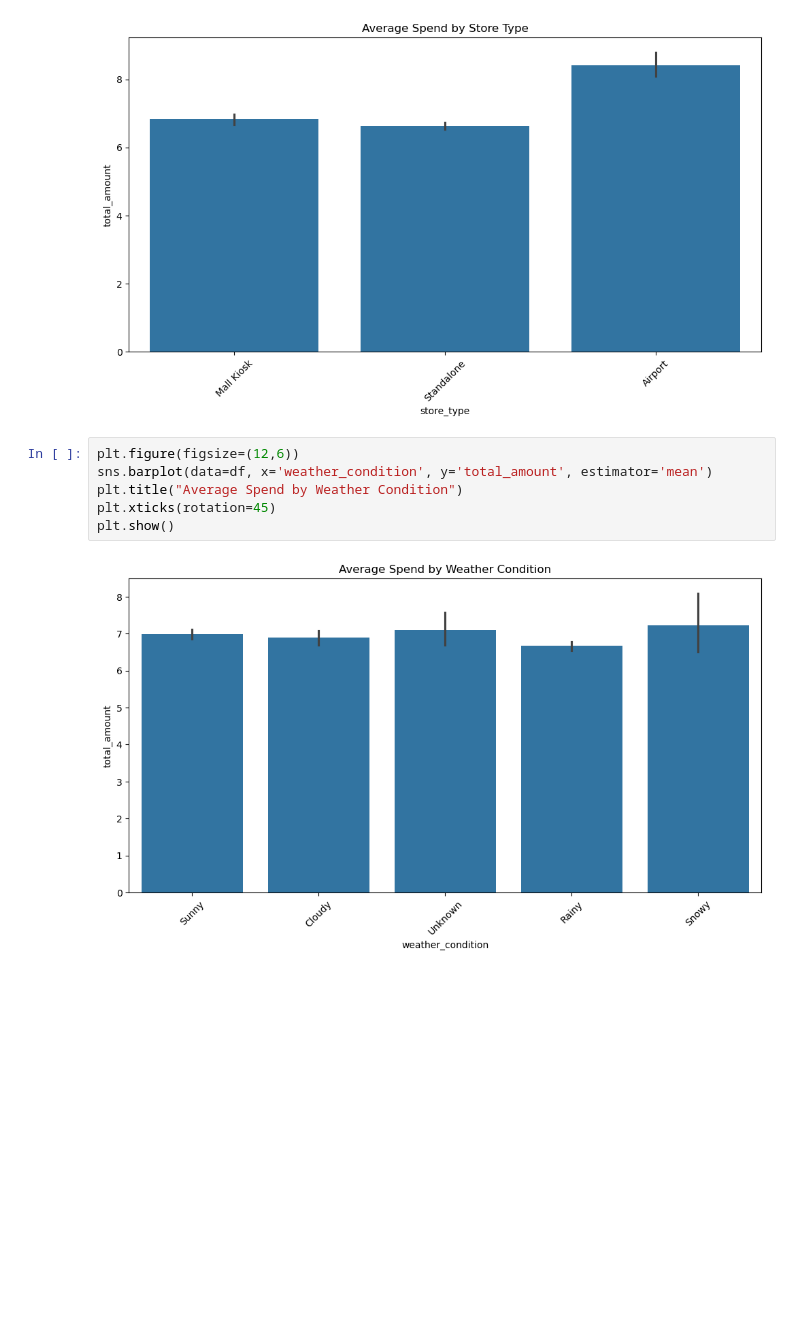
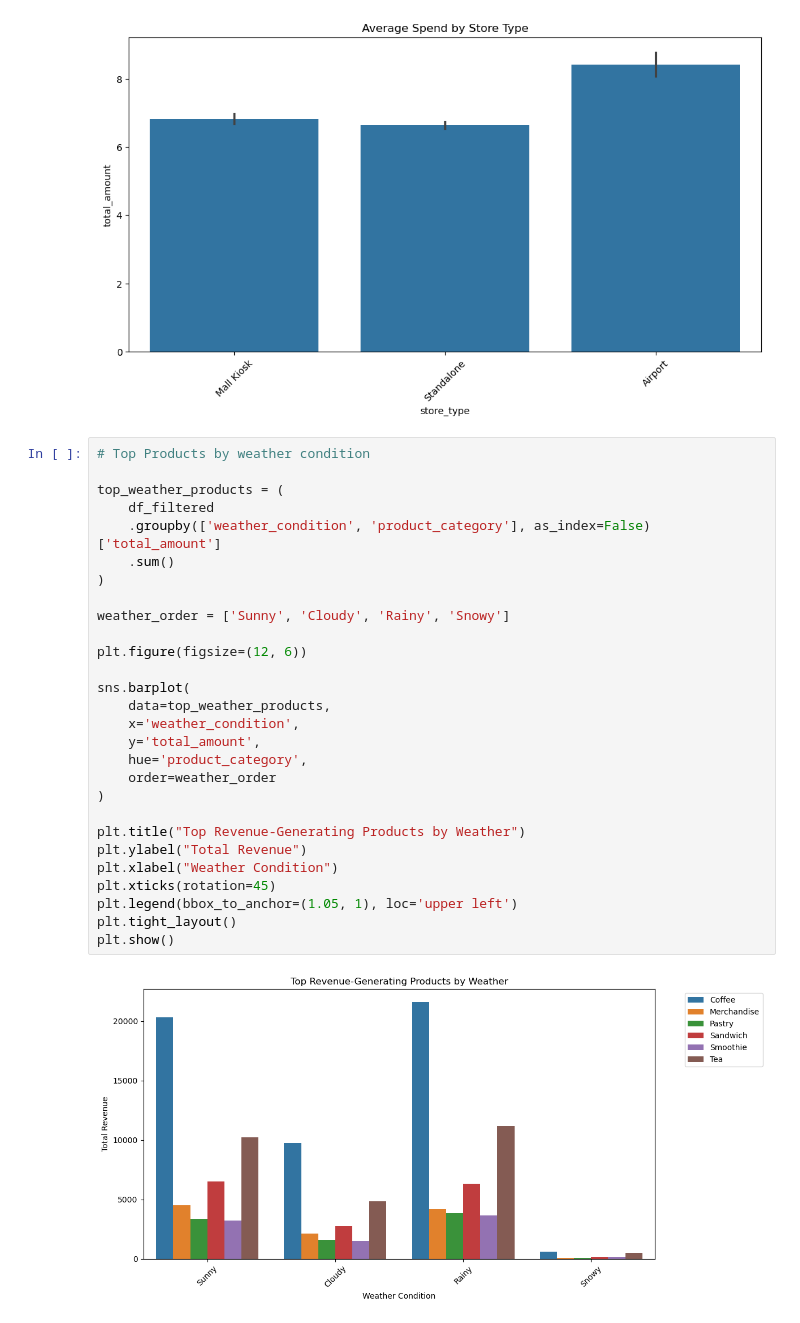
Before and after one commit to nikhilgarg614/ISDA140CoffeeSalesProject, a Jupyter notebook: FinalProjectISDA140_Gabriel-Nikill.ipynb, the cells around one changed output. Saved outputs shown, nothing was run; the diff lists cells and outputs as text; blank space fills up the shorter version.

Commit message:
Added Graphs for Weather Conditions as well as revenue by gender

```diff
--- a/FinalProjectISDA140_Gabriel-Nikill.ipynb
+++ b/FinalProjectISDA140_Gabriel-Nikill.ipynb
@@ -227,13 +227,35 @@ plt.show()
 # %% [output]
 [figure]
 # %%
-plt.figure(figsize=(12,6))
-sns.barplot(data=df, x='weather_condition', y='total_amount', estimator='mean')
-plt.title("Average Spend by Weather Condition")
+# Top Products by weather condition
+
+top_weather_products = (
+    df_filtered
+    .groupby(['weather_condition', 'product_category'], as_index=False)['total_amount']
+    .sum()
+)
+
+weather_order = ['Sunny', 'Cloudy', 'Rainy', 'Snowy']
+
+plt.figure(figsize=(12, 6))
+
+sns.barplot(
+    data=top_weather_products,
+    x='weather_condition',
+    y='total_amount',
+    hue='product_category',
+    order=weather_order
+)
+
+plt.title("Top Revenue-Generating Products by Weather")
+plt.ylabel("Total Revenue")
+plt.xlabel("Weather Condition")
 plt.xticks(rotation=45)
+plt.legend(bbox_to_anchor=(1.05, 1), loc='upper left')
+plt.tight_layout()
 plt.show()
 # %% [output]
-[figure, old version]
+[figure, new version]
 # %%
 # Heatmap: Total Spending by Age Group and Gender
 
```
Also changed, not shown: parts of 2 cells of this notebook.
